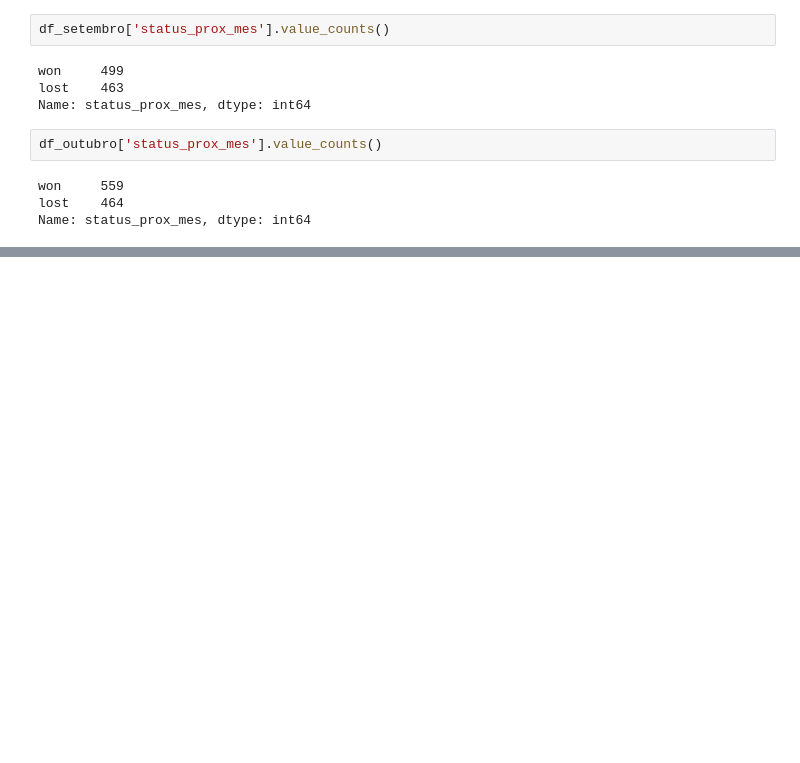
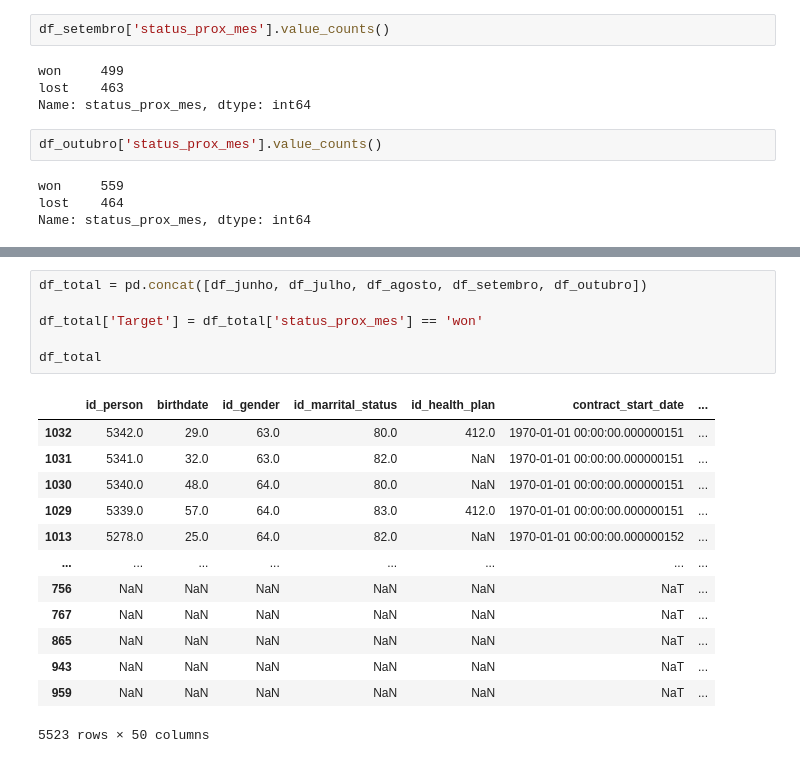
Before and after one commit to leoscarlato/deploy-sprint, a Jupyter notebook: notebooks/modelo.ipynb, the cells around one changed output, grey strips where cells are left out. Cells and saved outputs as stored; diff of their text form; blank space fills up the shorter version.

```diff
--- a/notebooks/modelo.ipynb
+++ b/notebooks/modelo.ipynb
@@ -391,0 +403,20 @@ Name: status_prox_mes, dtype: int64
+# %%
+df_total = pd.concat([df_junho, df_julho, df_agosto, df_setembro, df_outubro])
+
+df_total['Target'] = df_total['status_prox_mes'] == 'won'
+
+df_total
+# %% [output]
+|  | id_person | birthdate | id_gender | id_marrital_status | id_health_plan | contract_start_date | ... |
+| 1032 | 5342.0 | 29.0 | 63.0 | 80.0 | 412.0 | 1970-01-01 00:00:00.000000151 | ... |
+| 1031 | 5341.0 | 32.0 | 63.0 | 82.0 | NaN | 1970-01-01 00:00:00.000000151 | ... |
+| 1030 | 5340.0 | 48.0 | 64.0 | 80.0 | NaN | 1970-01-01 00:00:00.000000151 | ... |
+| 1029 | 5339.0 | 57.0 | 64.0 | 83.0 | 412.0 | 1970-01-01 00:00:00.000000151 | ... |
+| 1013 | 5278.0 | 25.0 | 64.0 | 82.0 | NaN | 1970-01-01 00:00:00.000000152 | ... |
+| ... | ... | ... | ... | ... | ... | ... | ... |
+| 756 | NaN | NaN | NaN | NaN | NaN | NaT | ... |
+| 767 | NaN | NaN | NaN | NaN | NaN | NaT | ... |
+| 865 | NaN | NaN | NaN | NaN | NaN | NaT | ... |
+| 943 | NaN | NaN | NaN | NaN | NaN | NaT | ... |
+| 959 | NaN | NaN | NaN | NaN | NaN | NaT | ... |
+5523 rows × 50 columns
```
Also changed, not shown: parts of 10 cells of this notebook.
